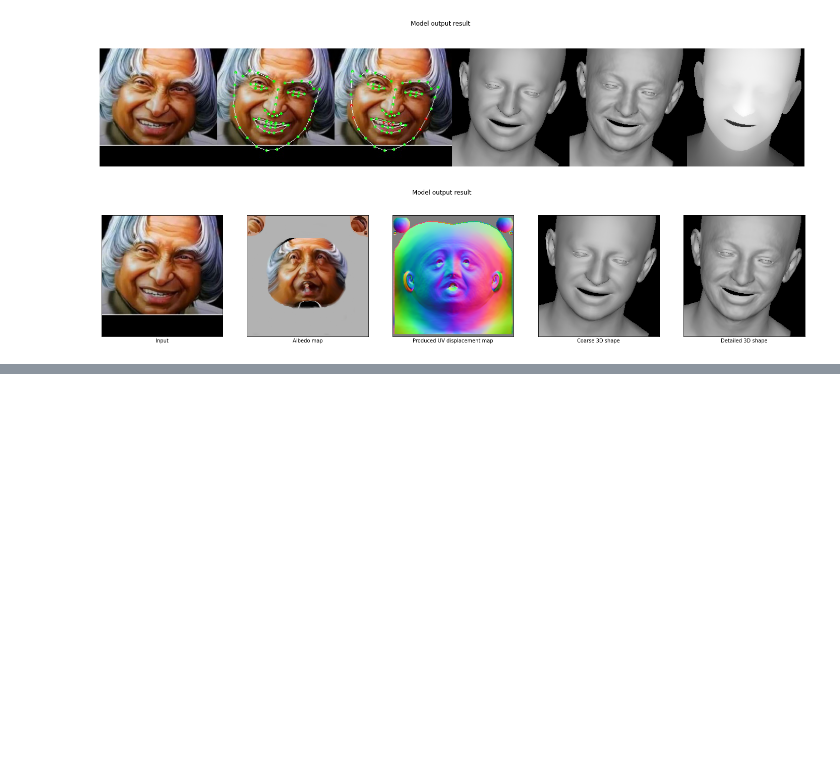
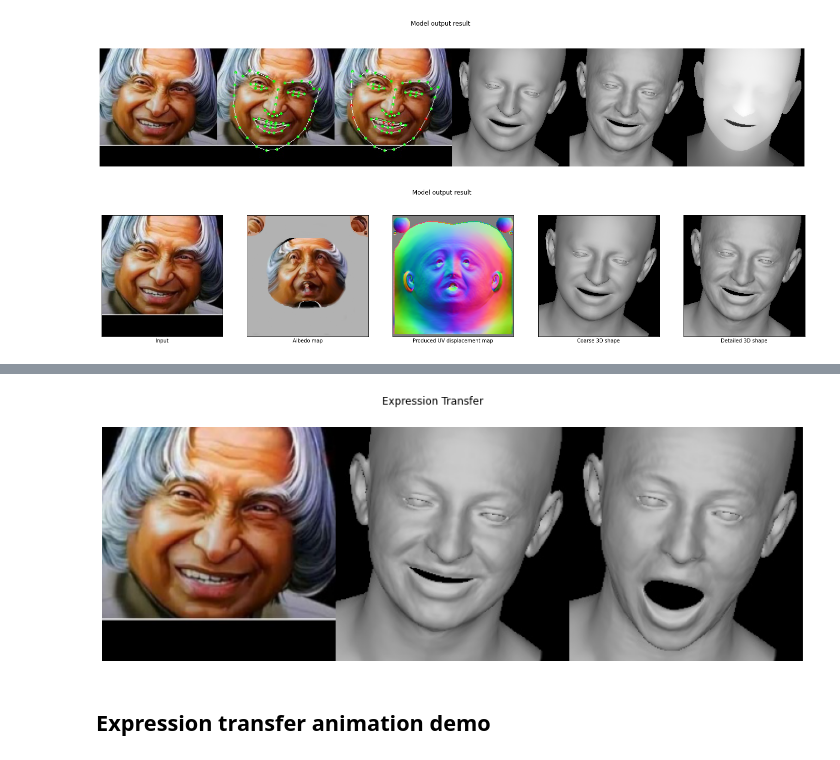
Before and after one commit to sayan0506/3D-Deep-Learning-Implementations, a Jupyter notebook: DECA_implementation.ipynb, the cells around one changed output, grey strips where cells are left out. Saved outputs shown, nothing was run; the diff lists cells and outputs as text; code cells hidden in the pictures; blank space fills up the shorter version.

```diff
--- a/DECA_implementation.ipynb
+++ b/DECA_implementation.ipynb
@@ -296,0 +326,11 @@ KeyboardInterrupt
+# %%
+# expression transfer result
+fig = plt.figure(figsize = (25,5))
+fig.suptitle('Expression Transfer')
+plt.imshow(plt.imread('/content/Expression_transfer/missile_man_animation.jpg'))
+plt.axis('off')
+plt.show()
+# %% [output]
+[figure, added]
+# %% [markdown]
+## Expression transfer animation demo
```
Also changed, not shown: parts of 10 cells of this notebook.
